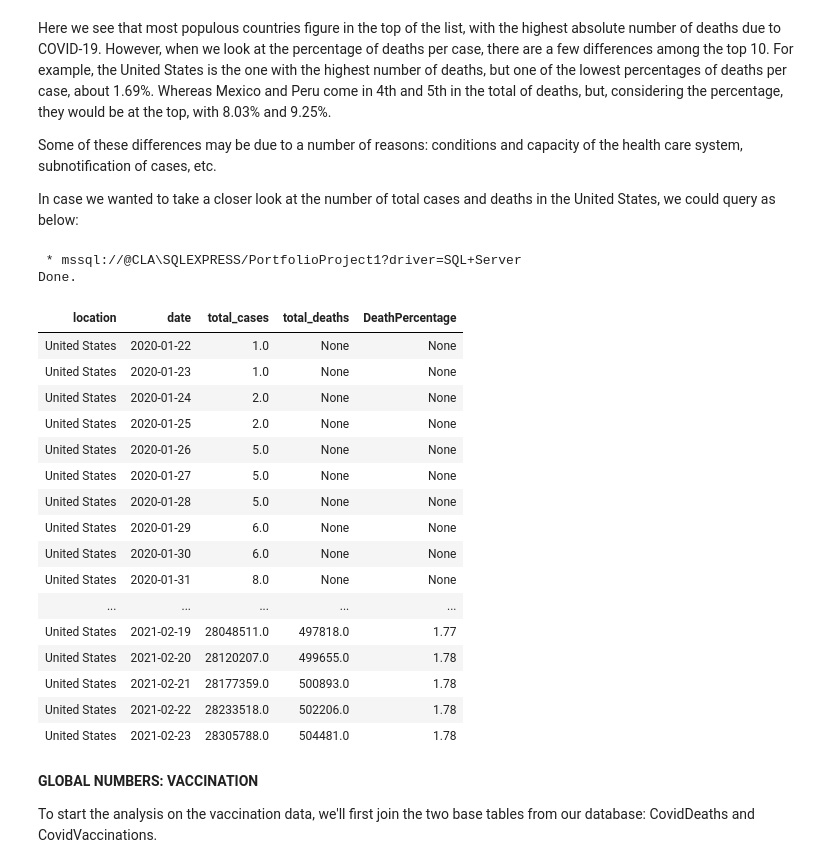
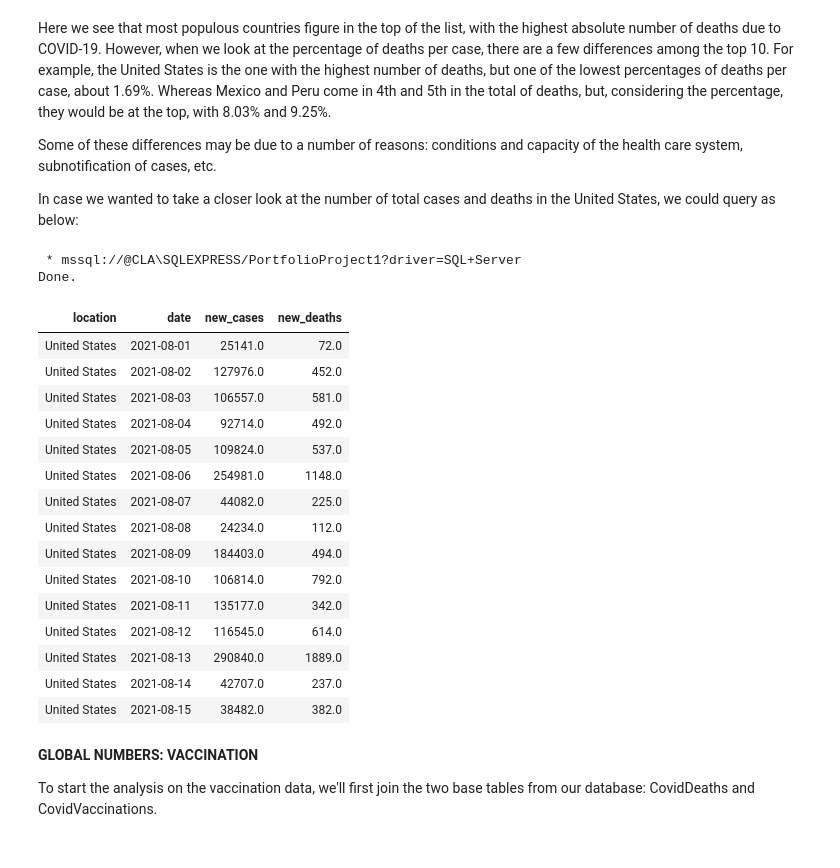
Before and after one commit to clayamakita/project_1_sql_data_exploration, a Jupyter notebook: Portfolio Project 1 - SQL Data Exploration.ipynb, the cells around one changed output. Drawn from its saved outputs; the diff is of its cells as text; code cells hidden in the pictures.

```diff
--- a/Portfolio Project 1 - SQL Data Exploration.ipynb
+++ b/Portfolio Project 1 - SQL Data Exploration.ipynb
@@ -360,34 +348,33 @@ In case we wanted to take a closer look at the number of total cases and deaths
 # %%
 %%sql
 SELECT
     location,
     date,
-    total_cases,
-    total_deaths,
-    ROUND((total_deaths / total_cases) * 100, 2) AS DeathPercentage
+    new_cases,
+    new_deaths
 FROM CovidDeaths
 WHERE location like '%states%'
+AND date >= '2021-08-01'
 ORDER BY location, date;
 # %% [output]
  * mssql://@CLA\SQLEXPRESS/PortfolioProject1?driver=SQL+Server
 Done.
-| location | date | total_cases | total_deaths | DeathPercentage |
-| United States | 2020-01-22 | 1.0 | None | None |
-| United States | 2020-01-23 | 1.0 | None | None |
-| United States | 2020-01-24 | 2.0 | None | None |
-| United States | 2020-01-25 | 2.0 | None | None |
-| United States | 2020-01-26 | 5.0 | None | None |
-| United States | 2020-01-27 | 5.0 | None | None |
-| United States | 2020-01-28 | 5.0 | None | None |
-| United States | 2020-01-29 | 6.0 | None | None |
-| United States | 2020-01-30 | 6.0 | None | None |
-| United States | 2020-01-31 | 8.0 | None | None |
-| ... | ... | ... | ... | ... |
-| United States | 2021-02-19 | 28048511.0 | 497818.0 | 1.77 |
-| United States | 2021-02-20 | 28120207.0 | 499655.0 | 1.78 |
-| United States | 2021-02-21 | 28177359.0 | 500893.0 | 1.78 |
-| United States | 2021-02-22 | 28233518.0 | 502206.0 | 1.78 |
-| United States | 2021-02-23 | 28305788.0 | 504481.0 | 1.78 |
+| location | date | new_cases | new_deaths |
+| United States | 2021-08-01 | 25141.0 | 72.0 |
+| United States | 2021-08-02 | 127976.0 | 452.0 |
+| United States | 2021-08-03 | 106557.0 | 581.0 |
+| United States | 2021-08-04 | 92714.0 | 492.0 |
+| United States | 2021-08-05 | 109824.0 | 537.0 |
+| United States | 2021-08-06 | 254981.0 | 1148.0 |
+| United States | 2021-08-07 | 44082.0 | 225.0 |
+| United States | 2021-08-08 | 24234.0 | 112.0 |
+| United States | 2021-08-09 | 184403.0 | 494.0 |
+| United States | 2021-08-10 | 106814.0 | 792.0 |
+| United States | 2021-08-11 | 135177.0 | 342.0 |
+| United States | 2021-08-12 | 116545.0 | 614.0 |
+| United States | 2021-08-13 | 290840.0 | 1889.0 |
+| United States | 2021-08-14 | 42707.0 | 237.0 |
+| United States | 2021-08-15 | 38482.0 | 382.0 |
 # %% [markdown]
 __GLOBAL NUMBERS: VACCINATION__
 
```
Also changed, not shown: parts of 10 cells of this notebook.
